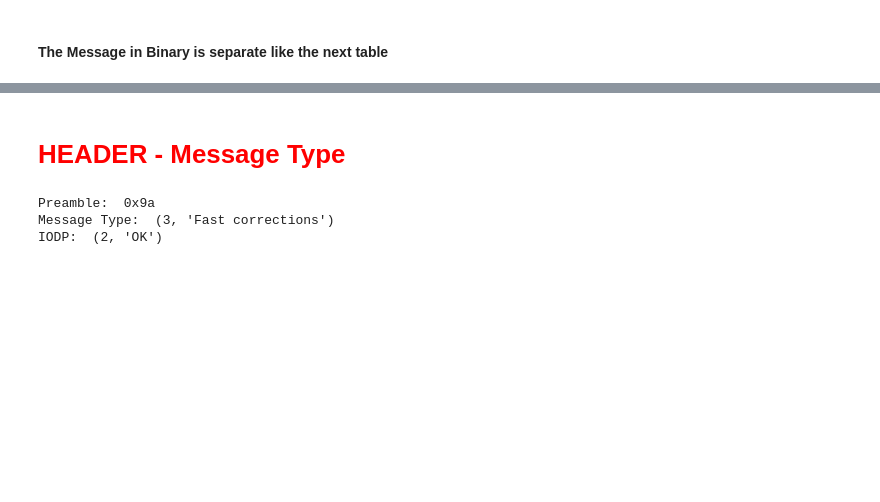
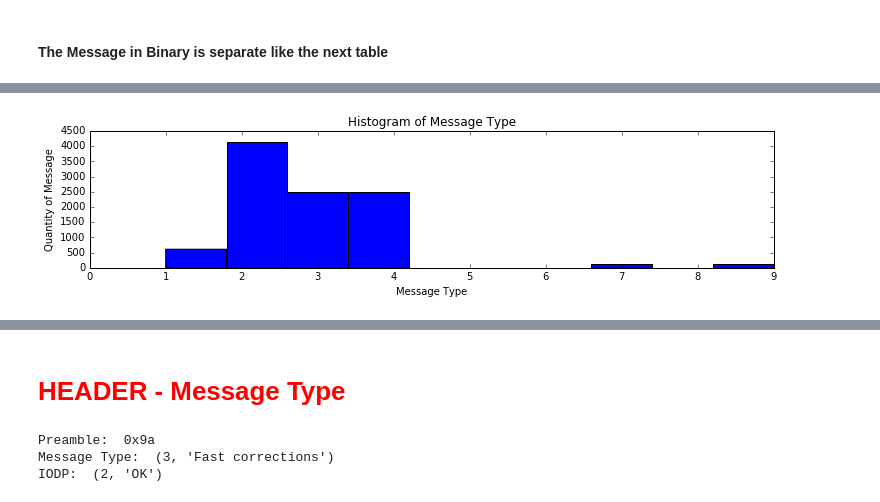
Before and after one commit to mikesneider/GNSS, a Jupyter notebook: SBAS.ipynb, the cells around one changed output, grey strips where cells are left out. Cells and saved outputs as stored; diff of their text form; code cells hidden in the pictures; blank space fills up the shorter version.

```diff
--- a/SBAS.ipynb
+++ b/SBAS.ipynb
@@ -207,0 +331,2 @@ A brief explanation of the different data fields is presented hereafter:
+# %%
+DT_SBAS = Read_SBAS_obs(sbas_obs) #Read the File
@@ -221,0 +370,11 @@ print len(hex1+hex2),"hexa, ","Size binary info: ",len(str(bina))
+# %%
+fig =plt.figure(figsize=(10,2))
+fig.subplots_adjust(bottom=0.025, left=0.025, top = 0.975, right=0.975)
+
+plt.xlabel('Message Type')
+plt.ylabel('Quantity of Message')
+plt.title(r'Histogram of Message Type')
+plt.hist(List_MTs, bins = 10)
+plt.show()
+# %% [output]
+[figure, added]
```
Also changed, not shown: parts of 51 cells of this notebook.
